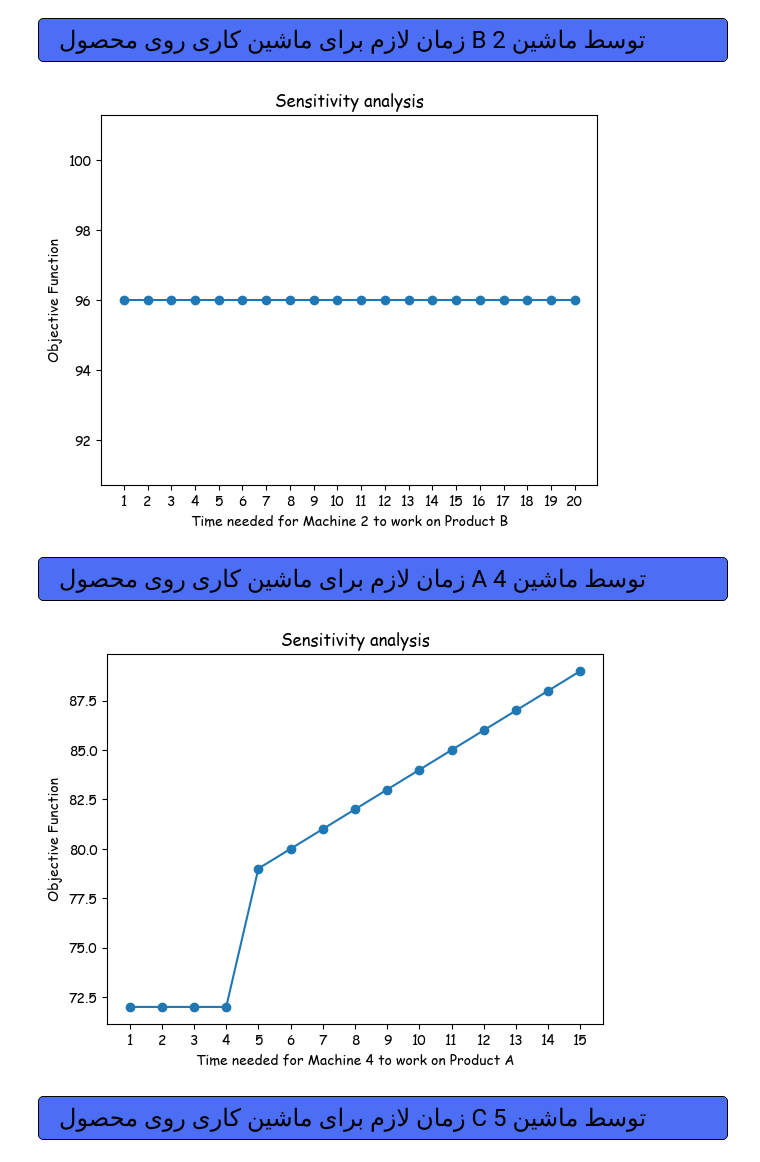
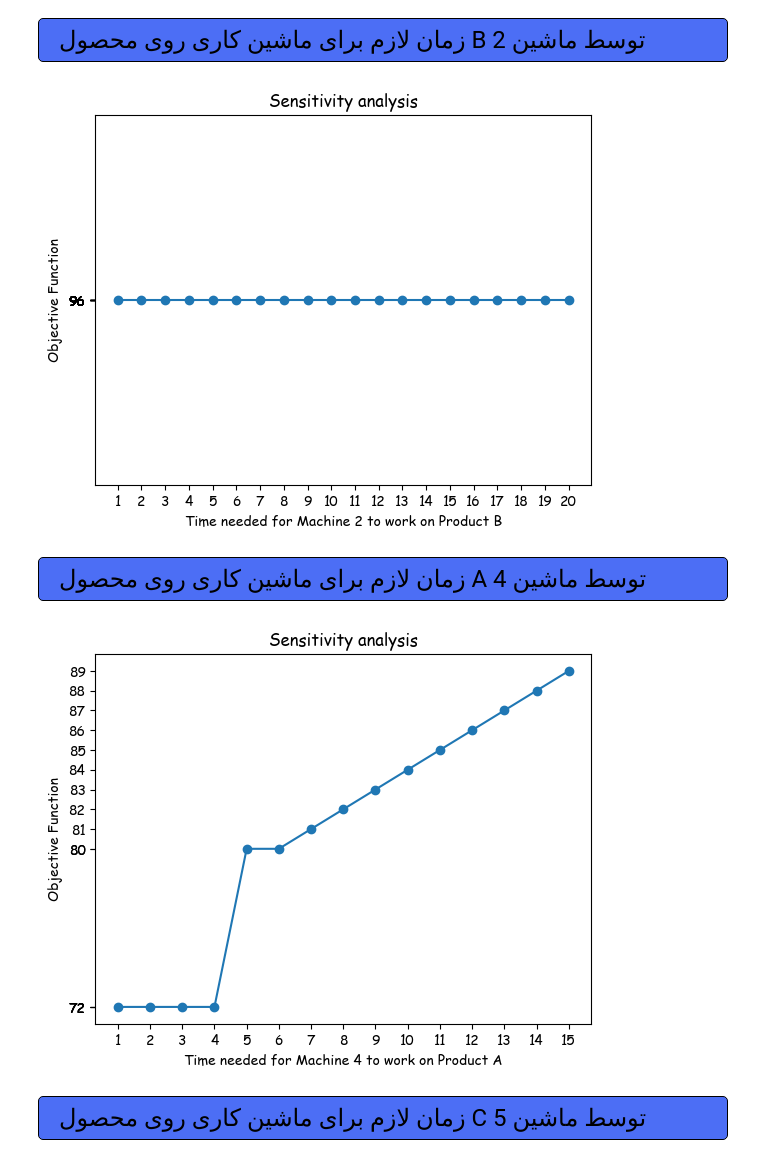
Before and after one commit to hadihe2002/pyomo, a Jupyter notebook: pyomo.ipynb, the cells around one changed output. Saved outputs shown, nothing was run; the diff lists cells and outputs as text; code cells hidden in the pictures.

```diff
--- a/pyomo.ipynb
+++ b/pyomo.ipynb
@@ -37,13 +34,13 @@ model.products = RangeSet(1,3)
 
 model.X = Var(model.machines, model.products, within=NonNegativeIntegers)
 model.Y = Var(model.machines, model.products, within=NonNegativeIntegers)
-model.P = Var(within=Binary)
-model.F1 = Var(within=Binary)
-model.F2 = Var(within=Binary)
-model.F3 = Var(within=Binary)
-model.G = Var(within=Binary)
-model.K = Var(within=Binary)
-model.Q = Var(within=Binary)
+model.P = Var(domain=Binary)
+model.F1 = Var(domain=Binary)
+model.F2 = Var(domain=Binary)
+model.F3 = Var(domain=Binary)
+model.G = Var(domain=Binary)
+model.K = Var(domain=Binary)
+model.Q = Var(domain=Binary)
 
 model.L = Var(within=NonNegativeIntegers)
 
@@ -63,12 +60,12 @@ keys = list(times.to_dict().keys())
 values = list(times.to_dict().values())
 
 time_params = {(j+1,i):k for i in range(1,len(keys)+1) for j,k in enumerate(values[i-1].values())}
-print(time_params)
 
 model.time_params = Param(model.machines, model.products, initialize=time_params, mutable=True)
 
 # ----------------------------------- Big M ---------------------------------- #
-model.M = 1e6
+model.M = 1000
+
 
 # -------------------------- Machines cool down time ------------------------- #
 model.machines_cool_down_times = Param(model.machines, initialize = {1:4, 2:10, 3:5, 4:20, 5:0}, mutable=True)
@@ -226,9 +227,9 @@ for i in xticks:
     model_1.time_params[(2,2)] = i
     answers.append(solve(model_1))
 
-plot_lists(answers, xlabel="Time needed for Machine 2 to work on Product B", xticks=xticks)
+plot_lists(answers, xlabel="Time needed for Machine 2 to work on Product B", xticks=xticks, yticks=answers)
 # %% [output]
-[figure, old version]
+[figure, new version]
 # %% [markdown]
 <div style="font-family: Vazirmatn; font-size:24px; direction: rtl; display: flex; align-items:center; justify-content:center; align-text:center; background-color: #4c6ef5; padding: 10px 20px;border: 1px solid black; border-radius: 5px">
  زمان لازم برای ماشین کاری روی محصول A توسط ماشین 4
@@ -236,16 +237,16 @@ plot_lists(answers, xlabel="Time needed for Machine 2 to work on Product B", xti
 # %%
 model_2 = model.clone()
 
 xticks = range(1,15+1)
 
 answers = []
 for i in xticks:
     model_2.time_params[(4,1)] = i
     answers.append(solve(model_2))
 
-plot_lists(answers, xlabel="Time needed for Machine 4 to work on Product A", xticks=xticks)
+plot_lists(answers, xlabel="Time needed for Machine 4 to work on Product A", xticks=xticks, yticks=answers)
 # %% [output]
-[figure, old version]
+[figure, new version]
 # %% [markdown]
 <div style="font-family: Vazirmatn; font-size:24px; direction: rtl; display: flex; align-items:center; justify-content:center; align-text:center; background-color: #4c6ef5; padding: 10px 20px;border: 1px solid black; border-radius: 5px">
  زمان لازم برای ماشین کاری روی محصول C توسط ماشین 5
```
Also changed, not shown: parts of 6 cells of this notebook, 2 other files.
